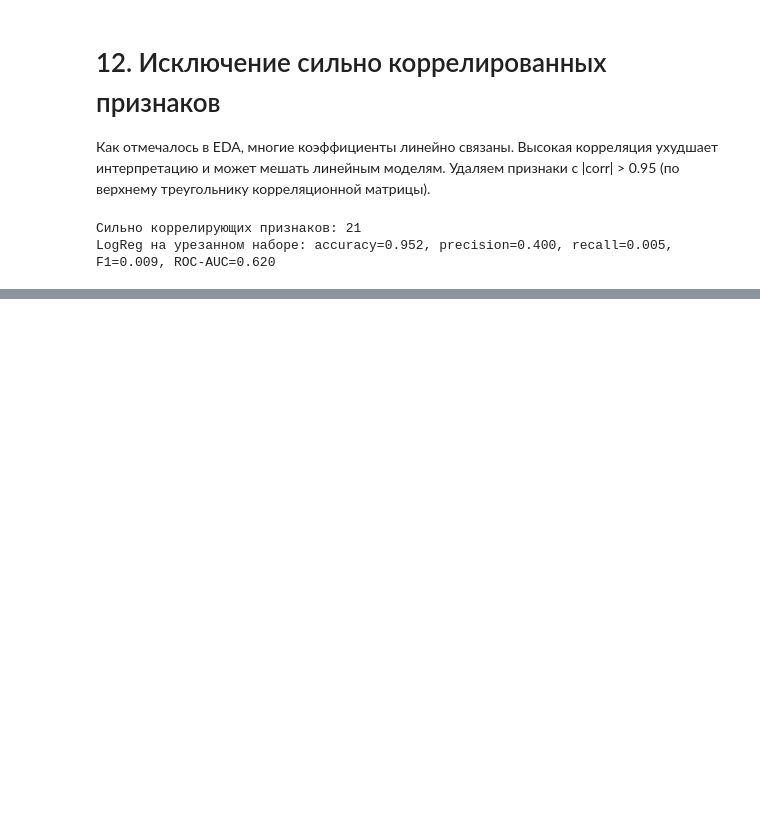
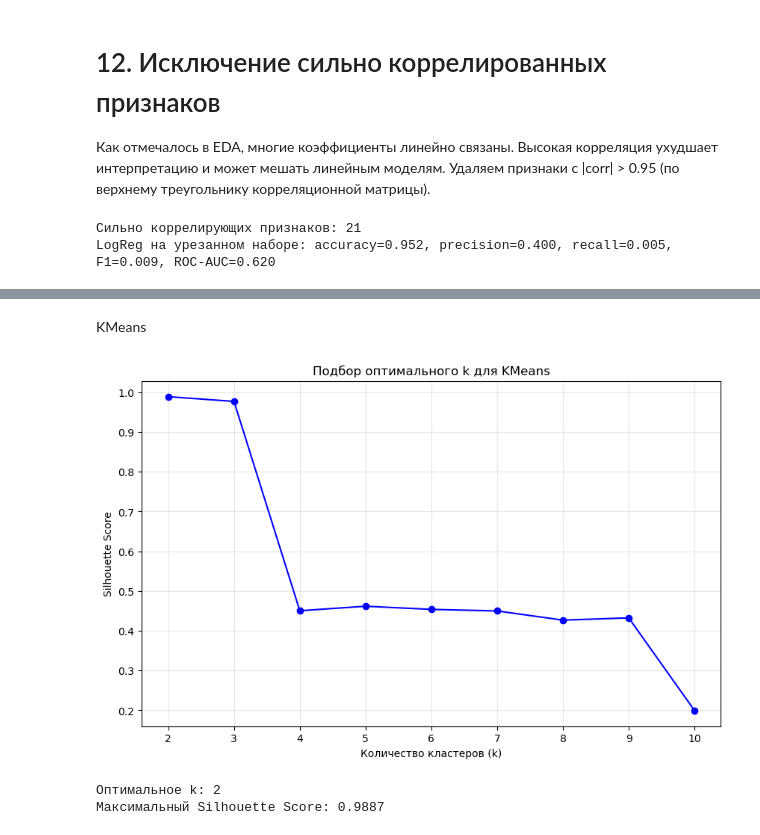
Before and after one commit to TU-TU-u/ML_HW_25, a Jupyter notebook: HW_ML2.ipynb, the cells around one changed output, grey strips where cells are left out. Cells and saved outputs as stored; diff of their text form; code cells hidden in the pictures; blank space fills up the shorter version.

```diff
--- a/HW_ML2.ipynb
+++ b/HW_ML2.ipynb
@@ -554,0 +567,28 @@ KMeans разделил данные на два примерно одинако
+# %% [markdown]
+KMeans
+# %%
+# Подбор оптимального количества кластеров
+range_k = range(2, 11)
+silhouette_scores = []
+
+for k in range_k:
+    kmeans = KMeans(n_clusters=k, random_state=42, n_init=10)
+    kmeans.fit(X_scaled)
+    cluster_labels = kmeans.labels_
+    silhouette_scores.append(silhouette_score(X_scaled, cluster_labels))
+
+plt.figure(figsize=(10, 6))
+plt.plot(range_k, silhouette_scores, marker='o', color='blue')
+plt.xlabel('Количество кластеров (k)')
+plt.ylabel('Silhouette Score')
+plt.title('Подбор оптимального k для KMeans')
+plt.grid(True, alpha=0.3)
+plt.show()
+
+optimal_k = range_k[np.argmax(silhouette_scores)]
+print(f"Оптимальное k: {optimal_k}")
+print(f"Максимальный Silhouette Score: {max(silhouette_scores):.4f}")
+# %% [output]
+[figure, added]
+Оптимальное k: 2
+Максимальный Silhouette Score: 0.9887
```
Also changed, not shown: parts of 32 cells of this notebook.
